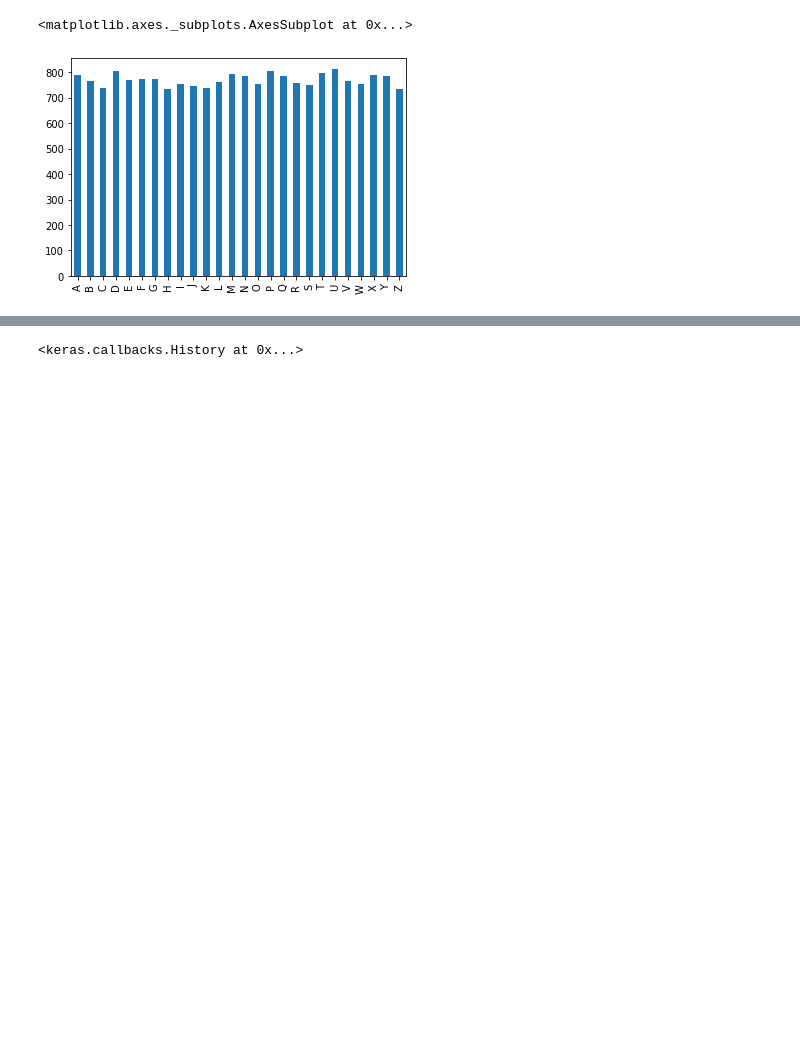
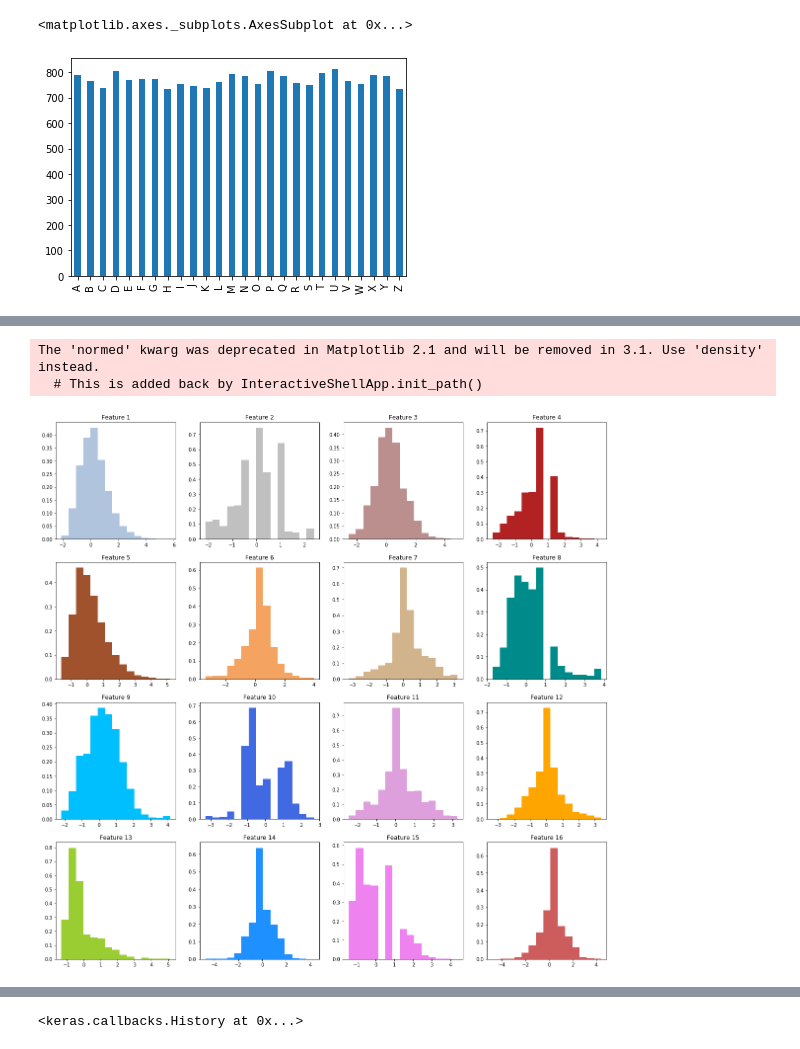
Before and after one commit to tianhanguan/Deep-Learning, a Jupyter notebook: Multiclass_Classification(V1).ipynb, the cells around one changed output, grey strips where cells are left out. Saved outputs shown, nothing was run; the diff lists cells and outputs as text; code cells hidden in the pictures; blank space fills up the shorter version.

```diff
--- a/Multiclass_Classification(V1).ipynb
+++ b/Multiclass_Classification(V1).ipynb
@@ -65,2 +70,24 @@ test_x = x[q:,:]
+# %%
+##Section 2. Prepare data for modelling
+n = data.shape[0]
+k = 0.70
+q = int(round(n*k))
+
+#First convert to numpy arrays and perform the train-test split (70%-30%)
+x = np.asarray(x).astype('float64')
+y = np.asarray(y) #objects
+
+train_x = x[:q,:]
+test_x = x[q:,:]
+train_y = y[:q]
+test_y = y[q:]
+
+#Then standardize features and convert to numpy arrays
+mean = train_x.mean(axis = 0)
+std = train_x.std(axis = 0)
+
+train_x = (train_x - mean)/std #scale the training data
+test_x = (test_x - mean)/std #Note: scale the test data using quantities from the training data
+                              #to prevent information flow into the future (test data = future/unseen data)
 # %%
 #1-hot-encode targets y and convert to numpy arrays
@@ -72,6 +98,20 @@ test_y = y[q:,:]
 # %%
 #type(train_x), type(train_y), type(test_x), type(test_y) #(numpy.ndarray, numpy.ndarray, numpy.ndarray, numpy.ndarray)
 #train_x.shape, train_y.shape, test_x.shape, test_y.shape #((14000, 16), (14000, 26), (6000, 16), (6000, 26))
+#verify the scaled data
+#check distribution of the features
+#Plot all 16 Feature distribution
+platte = ["silver","rosybrown","firebrick","sienna","sandybrown","tan","darkcyan","deepskyblue","royalblue","plum","orange",
+"yellowgreen","dodgerblue","violet","indianred","lightsteelblue"]
+f = plt.figure(figsize=(20,20))
+for i in range(0,16):
+    plt.subplot(4, 4, i+1)
+    plt.hist(train_x[:,i],normed=True,bins=15,color=platte[i-1])
+    plt.title('Feature ' + str(i+1))
+# %% [output]
+The 'normed' kwarg was deprecated in Matplotlib 2.1 and will be removed in 3.1. Use 'density' instead.
+  # This is added back by InteractiveShellApp.init_path()
+[figure, added]
 # %%
 ##Section 4. Model Building
 #1)Architecture of the model
```
Also changed, not shown: parts of 10 cells of this notebook, 2 other files.
